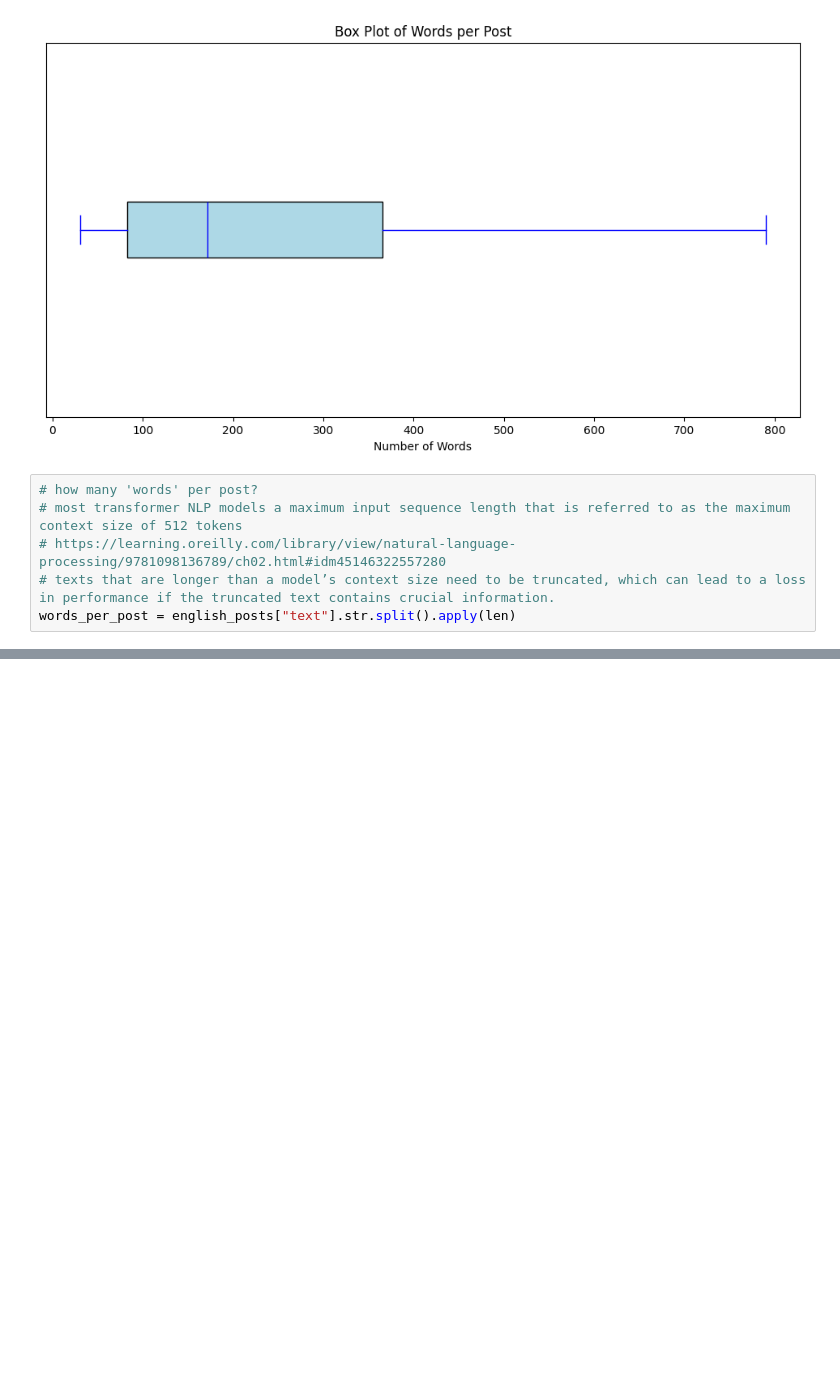
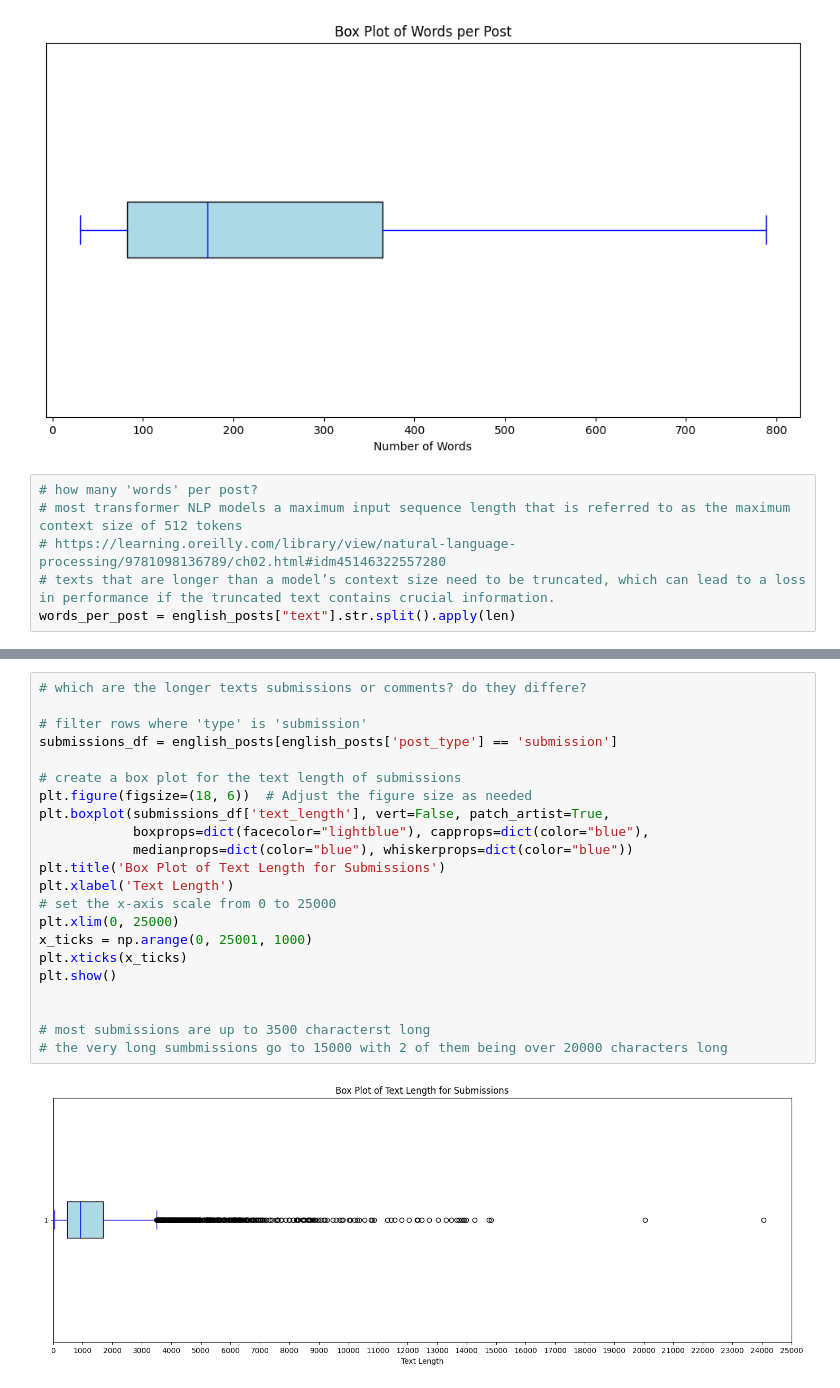
Before and after one commit to andrea-mar/BBK_MScDataScience2reddit_posts, a Jupyter notebook: reddit_post_analysis.ipynb, the cells around one changed output, grey strips where cells are left out. Cells and saved outputs as stored; diff of their text form; blank space fills up the shorter version.

```diff
--- a/reddit_post_analysis.ipynb
+++ b/reddit_post_analysis.ipynb
@@ -2294,0 +2287,24 @@ plt.show()
+# %%
+# which are the longer texts submissions or comments? do they differe?
+
+# filter rows where 'type' is 'submission'
+submissions_df = english_posts[english_posts['post_type'] == 'submission']
+
+# create a box plot for the text length of submissions
+plt.figure(figsize=(18, 6))  # Adjust the figure size as needed
+plt.boxplot(submissions_df['text_length'], vert=False, patch_artist=True,
+            boxprops=dict(facecolor="lightblue"), capprops=dict(color="blue"),
+            medianprops=dict(color="blue"), whiskerprops=dict(color="blue"))
+plt.title('Box Plot of Text Length for Submissions')
+plt.xlabel('Text Length')
+# set the x-axis scale from 0 to 25000
+plt.xlim(0, 25000)
+x_ticks = np.arange(0, 25001, 1000)
+plt.xticks(x_ticks)
+plt.show()
+
+
+# most submissions are up to 3500 characterst long
+# the very long sumbmissions go to 15000 with 2 of them being over 20000 characters long
+# %% [output]
+[figure, added]
```
Also changed, not shown: parts of 44 cells of this notebook, 1 other file.
